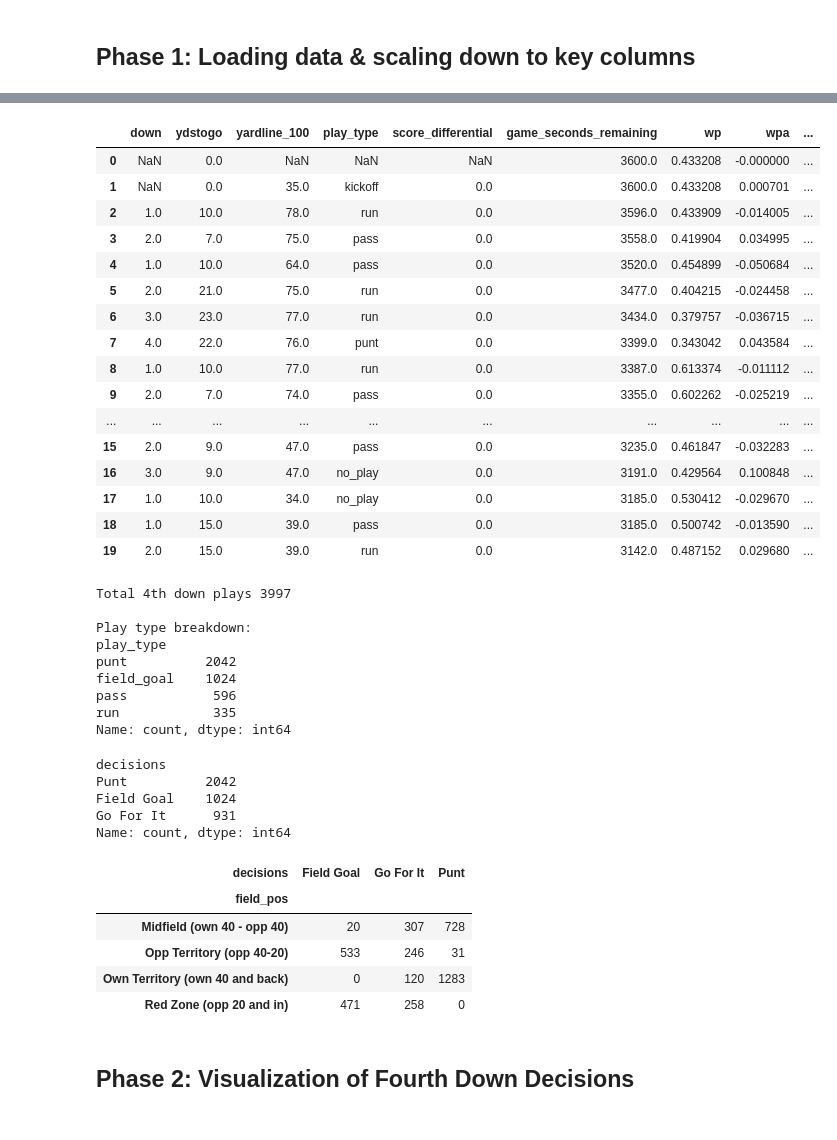
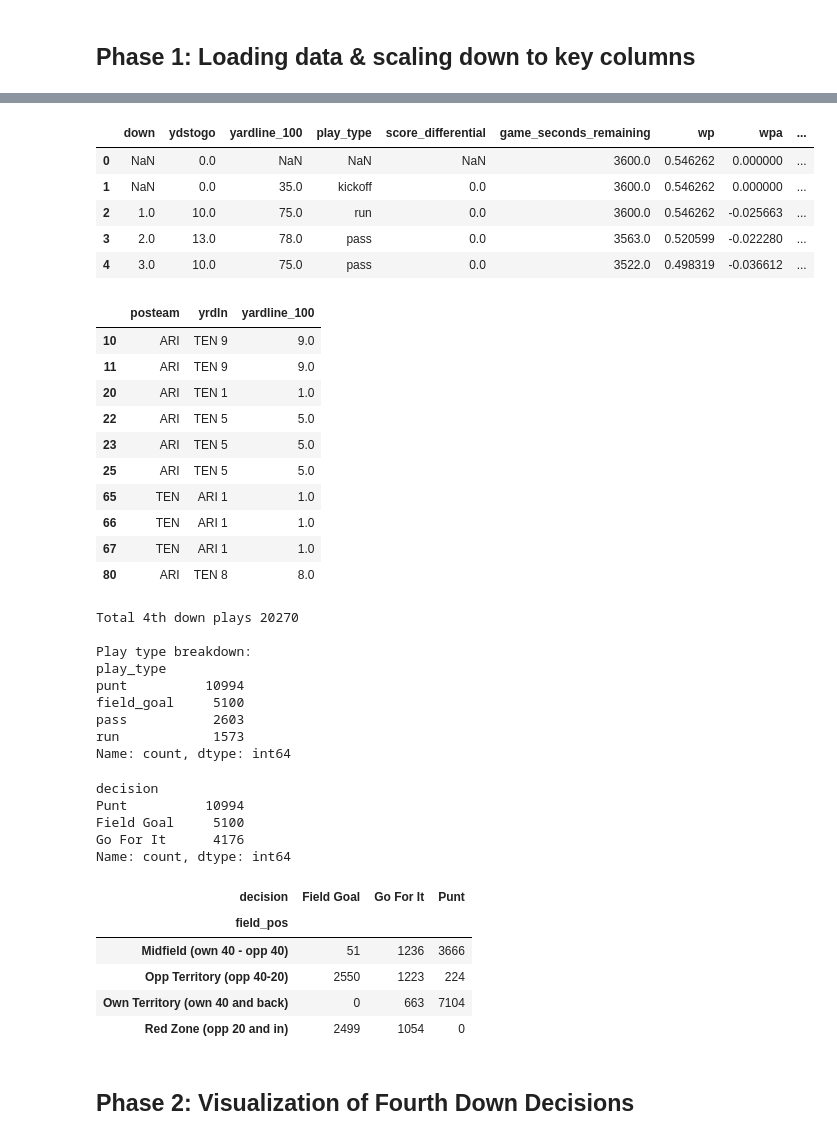
Before and after one commit to ConnorDonovan/NFL-4th-down-decision-modeling, a Jupyter notebook: nfl_4th_down.ipynb, the cells around one changed output, grey strips where cells are left out. Saved outputs shown, nothing was run; the diff lists cells and outputs as text; code cells hidden in the pictures.

```diff
--- a/nfl_4th_down.ipynb
+++ b/nfl_4th_down.ipynb
@@ -13,8 +13,8 @@ import nflreadpy as nfl
 # %% [markdown]
 ## Phase 1: Loading data & scaling down to key columns
 # %%
-#Load current season play-by-play data
-pbp = nfl.load_pbp()
+#Load seasons play-by-play data
+pbp = nfl.load_pbp([2021, 2022, 2023, 2024, 2025])
 
 #Load player game-level stats for multiple seasons
 player_stats = nfl.load_player_stats([2021, 2022, 2023, 2024, 2025])
@@ -45,26 +41,30 @@ print(pbp.head(10).to_string())
 # %%
 key_cols = ["down", "ydstogo", "yardline_100", "play_type", "score_differential", "game_seconds_remaining", "wp", "wpa", "fourth_down_converted", "fourth_down_failed", "field_goal_result", "kick_distance", "posteam", "defteam"]
 
 pbp_key = pbp[key_cols].copy()
-pbp_key.head(20)
+pbp_key.head()
 # %% [output]
 |  | down | ydstogo | yardline_100 | play_type | score_differential | game_seconds_remaining | wp | wpa | ... |
-| 0 | NaN | 0.0 | NaN | NaN | NaN | 3600.0 | 0.433208 | -0.000000 | ... |
-| 1 | NaN | 0.0 | 35.0 | kickoff | 0.0 | 3600.0 | 0.433208 | 0.000701 | ... |
-| 2 | 1.0 | 10.0 | 78.0 | run | 0.0 | 3596.0 | 0.433909 | -0.014005 | ... |
-| 3 | 2.0 | 7.0 | 75.0 | pass | 0.0 | 3558.0 | 0.419904 | 0.034995 | ... |
-| 4 | 1.0 | 10.0 | 64.0 | pass | 0.0 | 3520.0 | 0.454899 | -0.050684 | ... |
-| 5 | 2.0 | 21.0 | 75.0 | run | 0.0 | 3477.0 | 0.404215 | -0.024458 | ... |
-| 6 | 3.0 | 23.0 | 77.0 | run | 0.0 | 3434.0 | 0.379757 | -0.036715 | ... |
-| 7 | 4.0 | 22.0 | 76.0 | punt | 0.0 | 3399.0 | 0.343042 | 0.043584 | ... |
-| 8 | 1.0 | 10.0 | 77.0 | run | 0.0 | 3387.0 | 0.613374 | -0.011112 | ... |
-| 9 | 2.0 | 7.0 | 74.0 | pass | 0.0 | 3355.0 | 0.602262 | -0.025219 | ... |
-| ... | ... | ... | ... | ... | ... | ... | ... | ... | ... |
-| 15 | 2.0 | 9.0 | 47.0 | pass | 0.0 | 3235.0 | 0.461847 | -0.032283 | ... |
-| 16 | 3.0 | 9.0 | 47.0 | no_play | 0.0 | 3191.0 | 0.429564 | 0.100848 | ... |
-| 17 | 1.0 | 10.0 | 34.0 | no_play | 0.0 | 3185.0 | 0.530412 | -0.029670 | ... |
-| 18 | 1.0 | 15.0 | 39.0 | pass | 0.0 | 3185.0 | 0.500742 | -0.013590 | ... |
-| 19 | 2.0 | 15.0 | 39.0 | run | 0.0 | 3142.0 | 0.487152 | 0.029680 | ... |
+| 0 | NaN | 0.0 | NaN | NaN | NaN | 3600.0 | 0.546262 | 0.000000 | ... |
+| 1 | NaN | 0.0 | 35.0 | kickoff | 0.0 | 3600.0 | 0.546262 | 0.000000 | ... |
+| 2 | 1.0 | 10.0 | 75.0 | run | 0.0 | 3600.0 | 0.546262 | -0.025663 | ... |
+| 3 | 2.0 | 13.0 | 78.0 | pass | 0.0 | 3563.0 | 0.520599 | -0.022280 | ... |
+| 4 | 3.0 | 10.0 | 75.0 | pass | 0.0 | 3522.0 | 0.498319 | -0.036612 | ... |
+# %%
+#yardline_100 from the perspective of the team with possession. Low yardline_100 = redzone
+pbp[['posteam', 'yrdln', 'yardline_100']].dropna().query('yardline_100 < 10').head(10)
+# %% [output]
+|  | posteam | yrdln | yardline_100 |
+| 10 | ARI | TEN 9 | 9.0 |
+| 11 | ARI | TEN 9 | 9.0 |
+| 20 | ARI | TEN 1 | 1.0 |
+| 22 | ARI | TEN 5 | 5.0 |
+| 23 | ARI | TEN 5 | 5.0 |
+| 25 | ARI | TEN 5 | 5.0 |
+| 65 | TEN | ARI 1 | 1.0 |
+| 66 | TEN | ARI 1 | 1.0 |
+| 67 | TEN | ARI 1 | 1.0 |
+| 80 | ARI | TEN 8 | 8.0 |
 # %%
 fourth_downs = pbp_key[
     (pbp_key["down"]==4) &
@@ -75,14 +75,14 @@ print(f"Total 4th down plays {len(fourth_downs)}")
 print(f"\nPlay type breakdown:")
 print(fourth_downs["play_type"].value_counts())
 # %% [output]
-Total 4th down plays 3997
+Total 4th down plays 20270
 
 Play type breakdown:
 play_type
-punt          2042
-field_goal    1024
-pass           596
-run            335
+punt          10994
+field_goal     5100
+pass           2603
+run            1573
 Name: count, dtype: int64
 # %%
 def classify_decision(play_type):
@@ -93,14 +93,14 @@ def classify_decision(play_type):
     else:
         return 'Go For It'
 
-fourth_downs['decisions'] = fourth_downs['play_type'].apply(classify_decision)
+fourth_downs['decision'] = fourth_downs['play_type'].apply(classify_decision)
 
-print(fourth_downs['decisions'].value_counts())
+print(fourth_downs['decision'].value_counts())
 # %% [output]
-decisions
-Punt          2042
-Field Goal    1024
-Go For It      931
+decision
+Punt          10994
+Field Goal     5100
+Go For It      4176
 Name: count, dtype: int64
 # %%
 def field_pos(yardline_100):
@@ -111,21 +111,21 @@ def field_pos(yardline_100):
     elif yardline_100 > 40:
         return 'Midfield (own 40 - opp 40)'
     elif yardline_100 > 20:
-        return 'Opp Territory (opp 40-20)'
+        return 'Opp Territory (opp 20-40)'
     else:
         return 'Red Zone (opp 20 and in)'
 
 fourth_downs['field_pos'] = fourth_downs['yardline_100'].apply(field_pos)
 
-zone_counts = fourth_downs.groupby(['field_pos', 'decisions']).size().unstack(fill_value=0)
+zone_counts = fourth_downs.groupby(['field_pos', 'decision']).size().unstack(fill_value=0)
 zone_counts
 # %% [output]
-| decisions | Field Goal | Go For It | Punt |
+| decision | Field Goal | Go For It | Punt |
 | field_pos |  |  |  |
-| Midfield (own 40 - opp 40) | 20 | 307 | 728 |
-| Opp Territory (opp 40-20) | 533 | 246 | 31 |
-| Own Territory (own 40 and back) | 0 | 120 | 1283 |
-| Red Zone (opp 20 and in) | 471 | 258 | 0 |
+| Midfield (own 40 - opp 40) | 51 | 1236 | 3666 |
+| Opp Territory (opp 40-20) | 2550 | 1223 | 224 |
+| Own Territory (own 40 and back) | 0 | 663 | 7104 |
+| Red Zone (opp 20 and in) | 2499 | 1054 | 0 |
 # %% [markdown]
 ## Phase 2: Visualization of Fourth Down Decisions
 # %%
```
Also changed, not shown: parts of 24 cells of this notebook.
